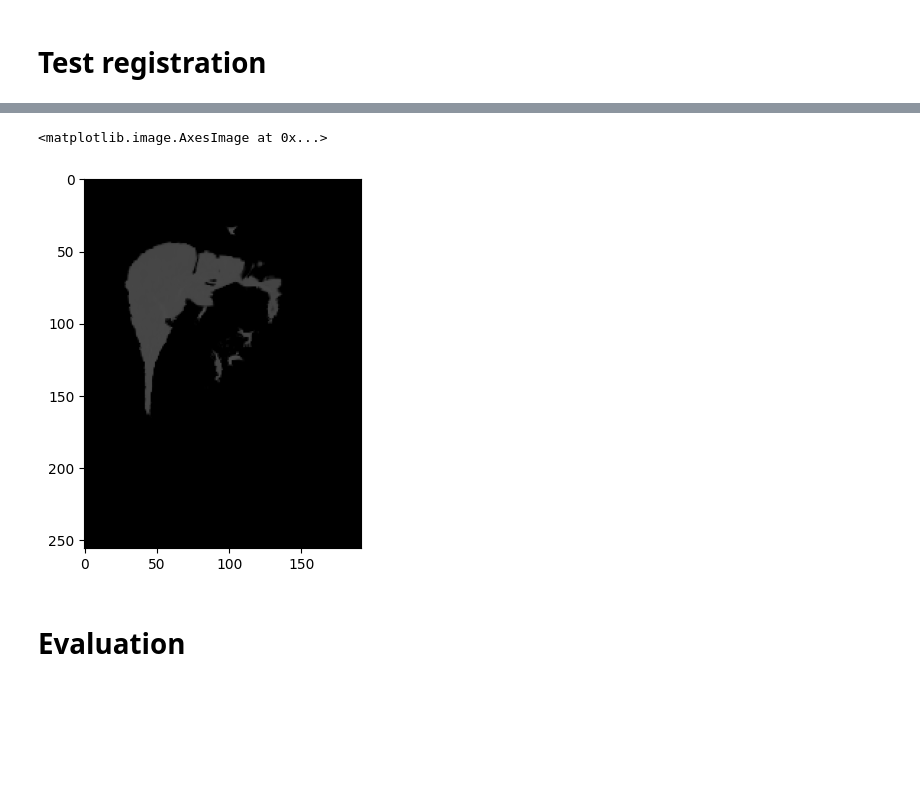
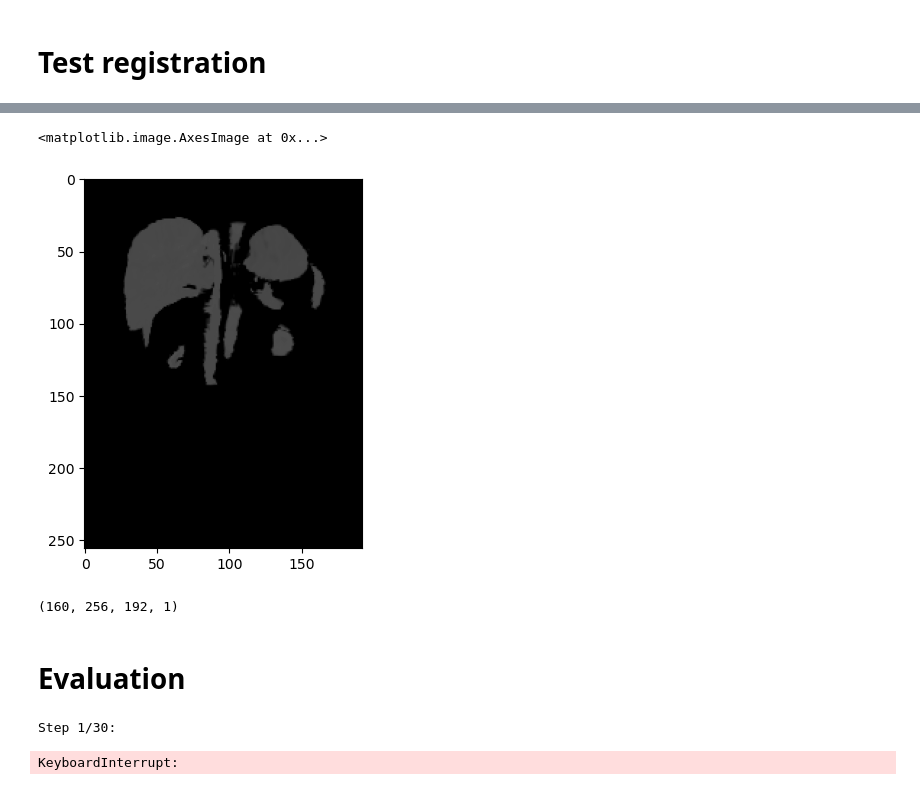
Before and after one commit to tdiepenb/MedicalImageRegistration, a Jupyter notebook: AbdomenCTCT/AbdomenCTCT_comparison.ipynb, the cells around one changed output, grey strips where cells are left out. Saved outputs shown, nothing was run; the diff lists cells and outputs as text; code cells hidden in the pictures; blank space fills up the shorter version.

```diff
--- a/AbdomenCTCT/AbdomenCTCT_comparison.ipynb
+++ b/AbdomenCTCT/AbdomenCTCT_comparison.ipynb
@@ -287,3 +207,0 @@ test_input = (fixed_input, moving_input)
-# %%
-# perform prediction
-test_pred = tuple(liver_model.predict(test_input))
@@ -309,40 +213,37 @@ test_data[0, 0].shape
 each_org_transformation = []
 
 for organ in tqdm(legend_labels):
-    fixed_input = np.zeros_like(test_data[0, 0])
-    fixed_input[test_data[0, 1] == organ] = test_data[0, 0][test_data[0, 1] == organ]
-    moving_input = np.zeros_like(test_data[1, 0])
-    moving_input[test_data[1, 1] == organ] = test_data[1, 0][test_data[1, 1] == organ]
-    test_input = (fixed_input[np.newaxis, ..., np.newaxis], moving_input[np.newaxis, ..., np.newaxis])
+    fixed_input = np.zeros_like(test_input[0])
+    fixed_input[test_input[1] == organ] = test_input[0][test_input[1] == organ]
+    moving_input = np.zeros_like(test_input[2])
+    moving_input[test_input[3] == organ] = test_input[2][test_input[3] == organ]
 
-    # vxm_model.load_weights('models/AbdomenCTCT_' + legend_labels[organ] + '_model.h5')
-    # test_pred = tuple(vxm_model.predict(test_input))
     if organ == 1:
-        test_pred = tuple(spleen_model.predict(test_input))
+        test_pred = tuple(spleen_model.predict((fixed_input, moving_input)))
     elif organ == 2:
-        test_pred = tuple(rkidney_model.predict(test_input))
+        test_pred = tuple(rkidney_model.predict((fixed_input, moving_input)))
     elif organ == 3:
-        test_pred = tuple(lkidney_model.predict(test_input))
+        test_pred = tuple(lkidney_model.predict((fixed_input, moving_input)))
     elif organ == 4:
-        test_pred = tuple(gbladder_model.predict(test_input))
+        test_pred = tuple(gbladder_model.predict((fixed_input, moving_input)))
     elif organ == 5:
-        test_pred = tuple(esophagus_model.predict(test_input))
+        test_pred = tuple(esophagus_model.predict((fixed_input, moving_input)))
     elif organ == 6:
-        test_pred = tuple(liver_model.predict(test_input))
+        test_pred = tuple(liver_model.predict((fixed_input, moving_input)))
     elif organ == 7:
-        test_pred = tuple(stomach_model.predict(test_input))
+        test_pred = tuple(stomach_model.predict((fixed_input, moving_input)))
     elif organ == 8:
-        test_pred = tuple(aorta_model.predict(test_input))
+        test_pred = tuple(aorta_model.predict((fixed_input, moving_input)))
     elif organ == 9:
-        test_pred = tuple(ivc_model.predict(test_input))
+        test_pred = tuple(ivc_model.predict((fixed_input, moving_input)))
     elif organ == 10:
-        test_pred = tuple(pandsvein_model.predict(test_input))
+        test_pred = tuple(pandsvein_model.predict((fixed_input, moving_input)))
     elif organ == 11:
-        test_pred = tuple(pancreas_model.predict(test_input))
+        test_pred = tuple(pancreas_model.predict((fixed_input, moving_input)))
     elif organ == 12:
-        test_pred = tuple(ladrenalgland_model.predict(test_input))
+        test_pred = tuple(ladrenalgland_model.predict((fixed_input, moving_input)))
     else:
-        test_pred = tuple(radrenalgland_model.predict(test_input))
+        test_pred = tuple(radrenalgland_model.predict((fixed_input, moving_input)))
 
     each_org_transformation.append(test_pred[0][0])
 # %% [output]
@@ -362,5 +265,5 @@ for organ in tqdm(legend_labels):
 # %%
-depth = 60
+depth = 80
 
 fig, ax = plt.subplots(ncols=7, nrows=2, figsize=(16, 8))
 ax[0, 0].imshow(each_org_transformation[0][depth], cmap='gray')
@@ -450,6 +349,5 @@ def predict_organs(fixed_image, moving_image):
 # %%
-combination = predict_organs(test_data[0], test_data[1])
-print(combination.shape)
+combination = predict_organs(test_input)
 
 plt.imshow(combination[depth], cmap='gray', vmin=0, vmax=1)
 # %% [output]
@@ -470,5 +367,9 @@ plt.imshow(combination[depth], cmap='gray', vmin=0, vmax=1)
 <matplotlib.image.AxesImage at 0x...>
-[figure, old version]
+[figure, new version]
+# %%
+combination.shape
+# %% [output]
+(160, 256, 192, 1)
 # %% [markdown]
 # Evaluation
 # %%
@@ -487 +391,23 @@ def dice_score_tf(y_true, y_pred, smooth=1e-6):
+# %%
+n = test_organs.shape[0]
+count = 0
+dice = 0
+mse = 0
+
+for i in range(n):
+    for j in range(n):
+        if i == j:
+            continue
+        else:
+            count += 1
+            print(f"Step {count}/{n*n-n}:")
+            combined_prediction = predict_organs((test_images[[i], ..., np.newaxis], test_labels[[i], ..., np.newaxis], test_images[[j], ..., np.newaxis], test_labels[[j], ..., np.newaxis]))
+            dice += dice_score_tf(test_organs[j], combined_prediction)
+            mse += np.mean(np.square(test_organs[j] - combined_prediction))
+
+            print("- Current DICE: " + str(dice / count))
+            print("- Current MSE: " + str(mse / count))
+# %% [output]
+Step 1/30:
+KeyboardInterrupt:
 # %%
```
Also changed, not shown: parts of 30 cells of this notebook, 3 other files.
